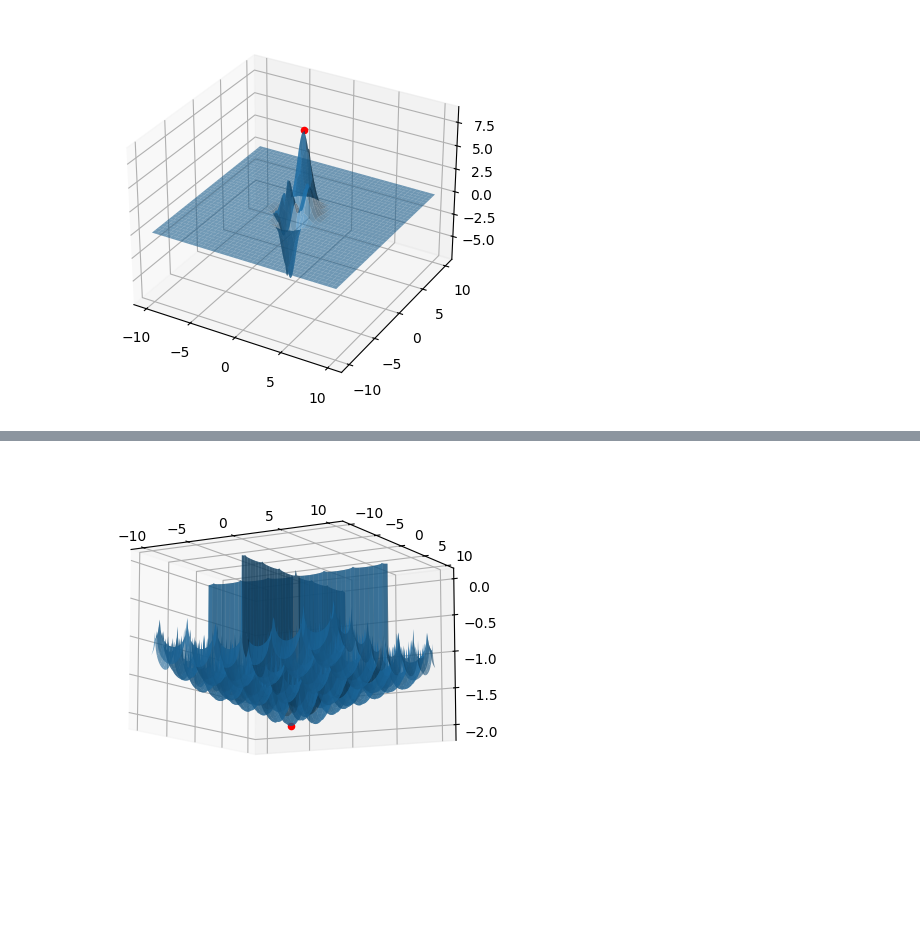
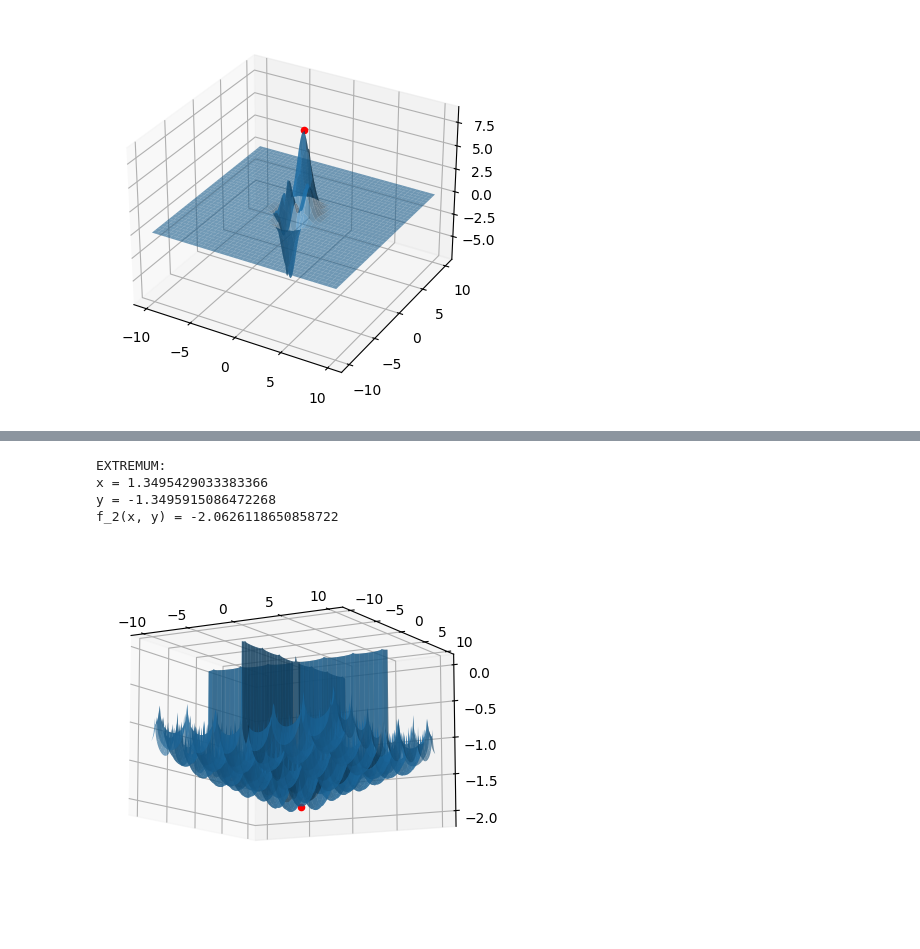
Before and after one commit to rommmmmka/mmdm, a Jupyter notebook: lab1/1.ipynb, the cells around one changed output, grey strips where cells are left out. Drawn from its saved outputs; the diff is of its cells as text; code cells hidden in the pictures; blank space fills up the shorter version.

```diff
--- a/lab1/1.ipynb
+++ b/lab1/1.ipynb
@@ -179,19 +190,30 @@ for iteration in range(ITERATIONS_NUMBER):
+# %%
+print(
+    f"EXTREMUM:\n"
+    f"x = {best.chromosome[0]}\n"
+    f"y = {best.chromosome[1]}\n"
+    f"f_2(x, y) = {apply_f2(best)}"
+)
+# %% [output]
+EXTREMUM:
+x = 1.3495429033383366
+y = -1.3495915086472268
+f_2(x, y) = -2.0626118650858722
 # %%
 x = np.arange(-10, 10.1, 0.1)
 y = np.arange(-10, 10.1, 0.1)
 x_meshgrid, y_meshgrid = np.meshgrid(x, y)
 z = f_2(x_meshgrid, y_meshgrid)
 
-best = min(population, key=apply_f2)
 best_x, best_y = best.chromosome
 best_z = best.apply_function(f_2)
 
 fig, ax = plt.subplots(subplot_kw={"projection": "3d"})
 ax.plot_surface(x_meshgrid, y_meshgrid, z, alpha=0.6)
 ax.scatter(best_x, best_y, best_z, c="r")
 ax.elev = -10
 # %% [output]
-[figure, old version]
+[figure, new version]
 # %%
 def azim_animation(frame):
     ax.azim = -80 + frame * 2
```
Also changed, not shown: parts of 4 cells of this notebook.
